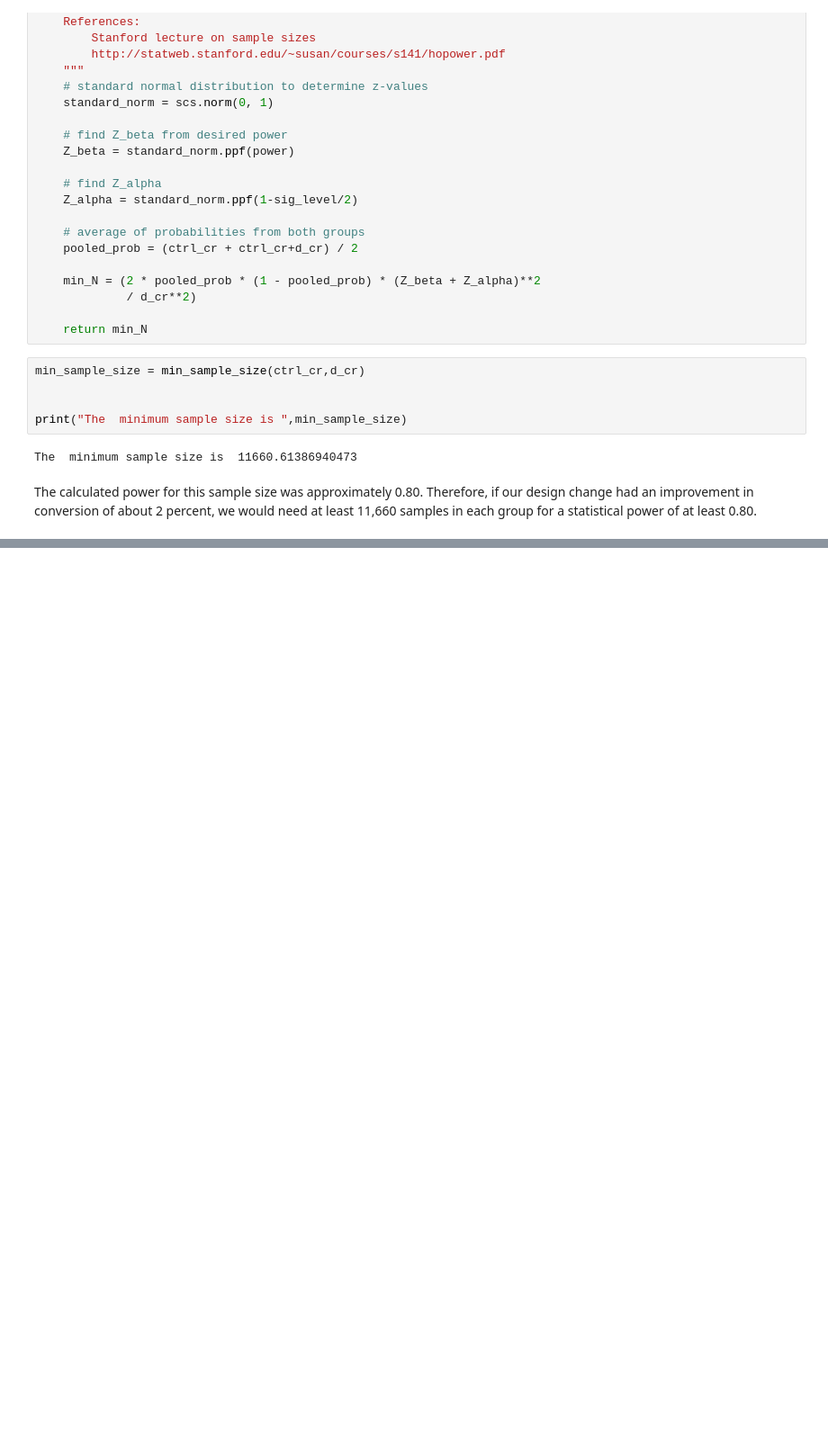
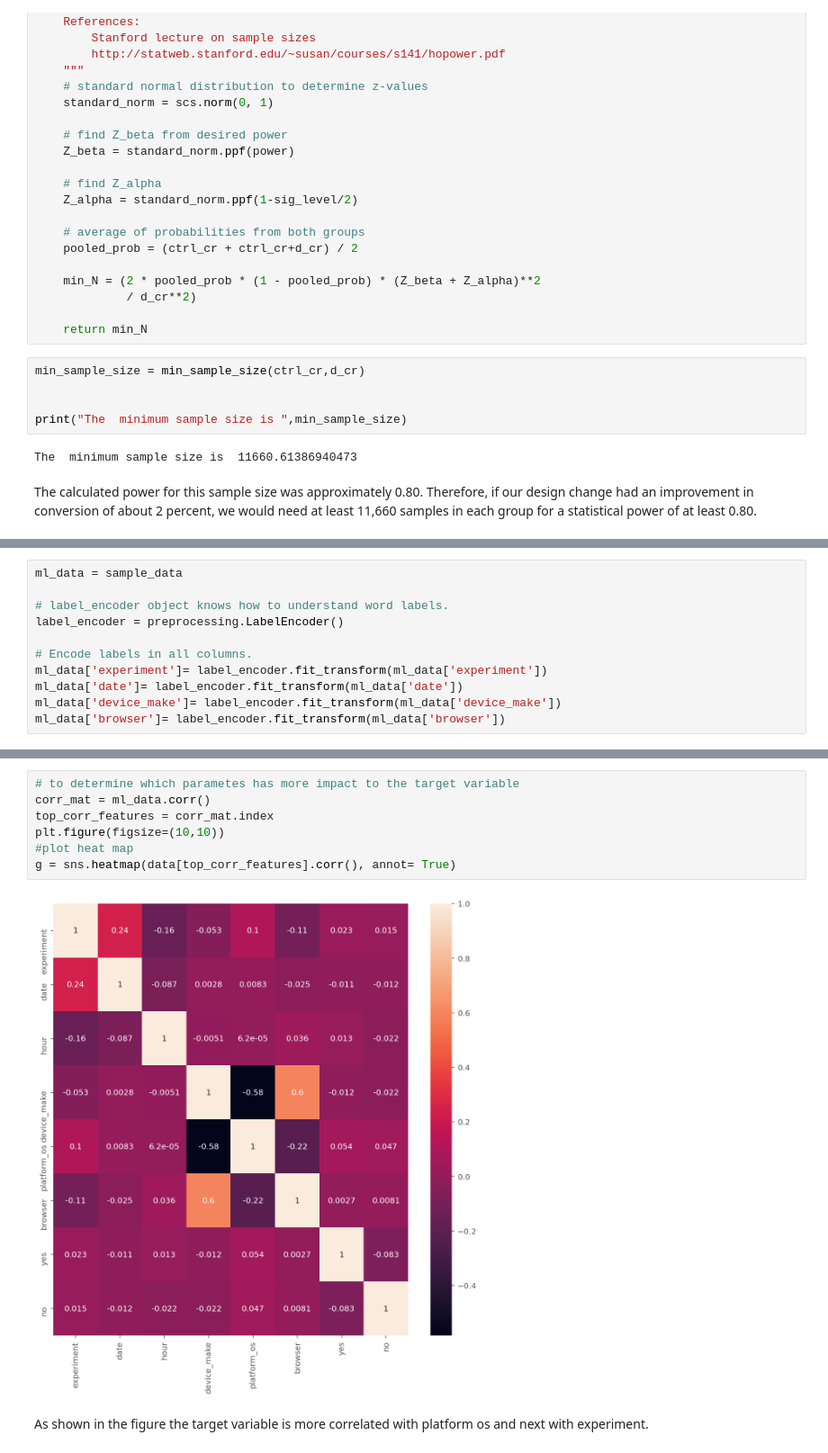
Before and after one commit to muluwork-shegaw/10Acad_week4, a Jupyter notebook: AB_Testing.ipynb, the cells around one changed output, grey strips where cells are left out. Shown at 90% size. Saved outputs shown, nothing was run; the diff lists cells and outputs as text; blank space fills up the shorter version.

```diff
--- a/AB_Testing.ipynb
+++ b/AB_Testing.ipynb
@@ -339,0 +364,11 @@ The calculated power for this sample size was approximately 0.80. Therefore, if
+# %%
+ml_data = sample_data
+
+# label_encoder object knows how to understand word labels.
+label_encoder = preprocessing.LabelEncoder()
+
+# Encode labels in all columns.
+ml_data['experiment']= label_encoder.fit_transform(ml_data['experiment'])
+ml_data['date']= label_encoder.fit_transform(ml_data['date'])
+ml_data['device_make']= label_encoder.fit_transform(ml_data['device_make'])
+ml_data['browser']= label_encoder.fit_transform(ml_data['browser'])
@@ -339,0 +397,11 @@ The calculated power for this sample size was approximately 0.80. Therefore, if
+# %%
+# to determine which parametes has more impact to the target variable
+corr_mat = ml_data.corr()
+top_corr_features = corr_mat.index
+plt.figure(figsize=(10,10))
+#plot heat map
+g = sns.heatmap(data[top_corr_features].corr(), annot= True)
+# %% [output]
+[figure, added]
+# %% [markdown]
+As shown in the figure the target variable is more correlated with platform os and next with experiment.
```
Also changed, not shown: parts of 31 cells of this notebook.
